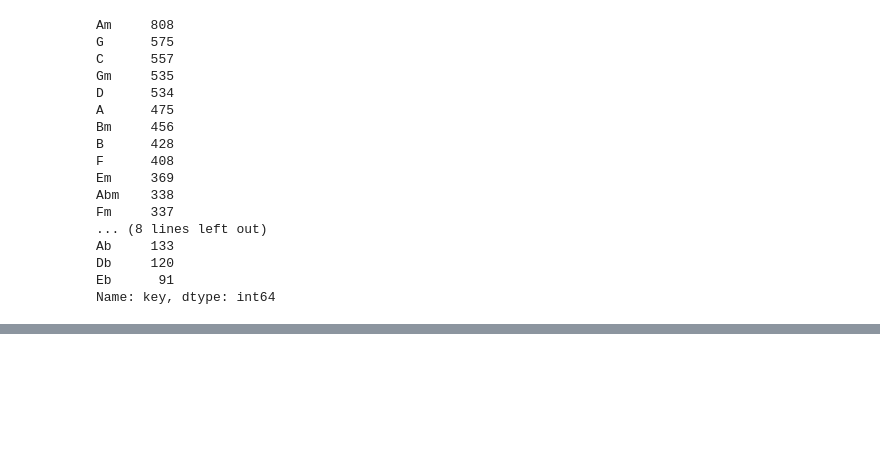
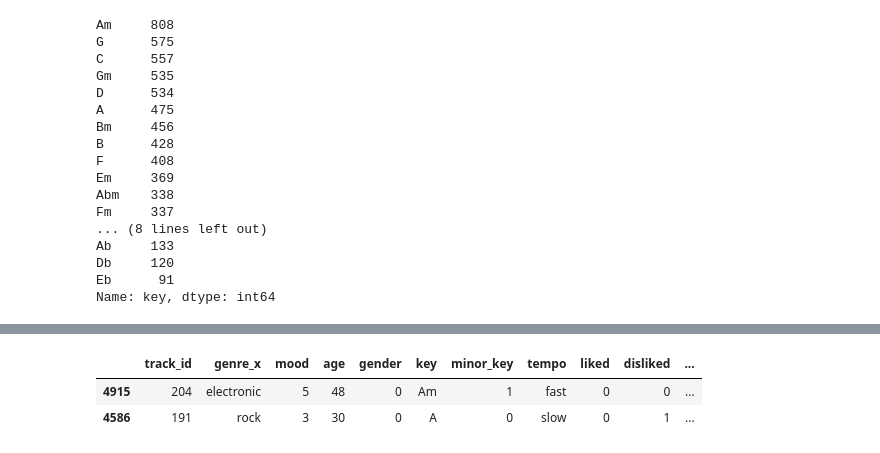
Before and after one commit to Brooke-Holyoak/individual_project, a Jupyter notebook: working_notebook.ipynb, the cells around one changed output, grey strips where cells are left out. Saved outputs shown, nothing was run; the diff lists cells and outputs as text; code cells hidden in the pictures; blank space fills up the shorter version.

```diff
--- a/working_notebook.ipynb
+++ b/working_notebook.ipynb
@@ -533,0 +574,3 @@ Name: key, dtype: int64
+# %%
+tempo_dummies = pd.get_dummies(df1.tempo, drop_first=True)
+tempo_dummies.sample(5)
@@ -533,0 +584,7 @@ Name: key, dtype: int64
+# %%
+df1 = pd.concat([df1, tempo_dummies], axis=1)
+df1.sample(2)
+# %% [output]
+|  | track_id | genre_x | mood | age | gender | key | minor_key | tempo | liked | disliked | ... |
+| 4915 | 204 | electronic | 5 | 48 | 0 | Am | 1 | fast | 0 | 0 | ... |
+| 4586 | 191 | rock | 3 | 30 | 0 | A | 0 | slow | 0 | 1 | ... |
```
Also changed, not shown: parts of 4 cells of this notebook, 3 other files.
